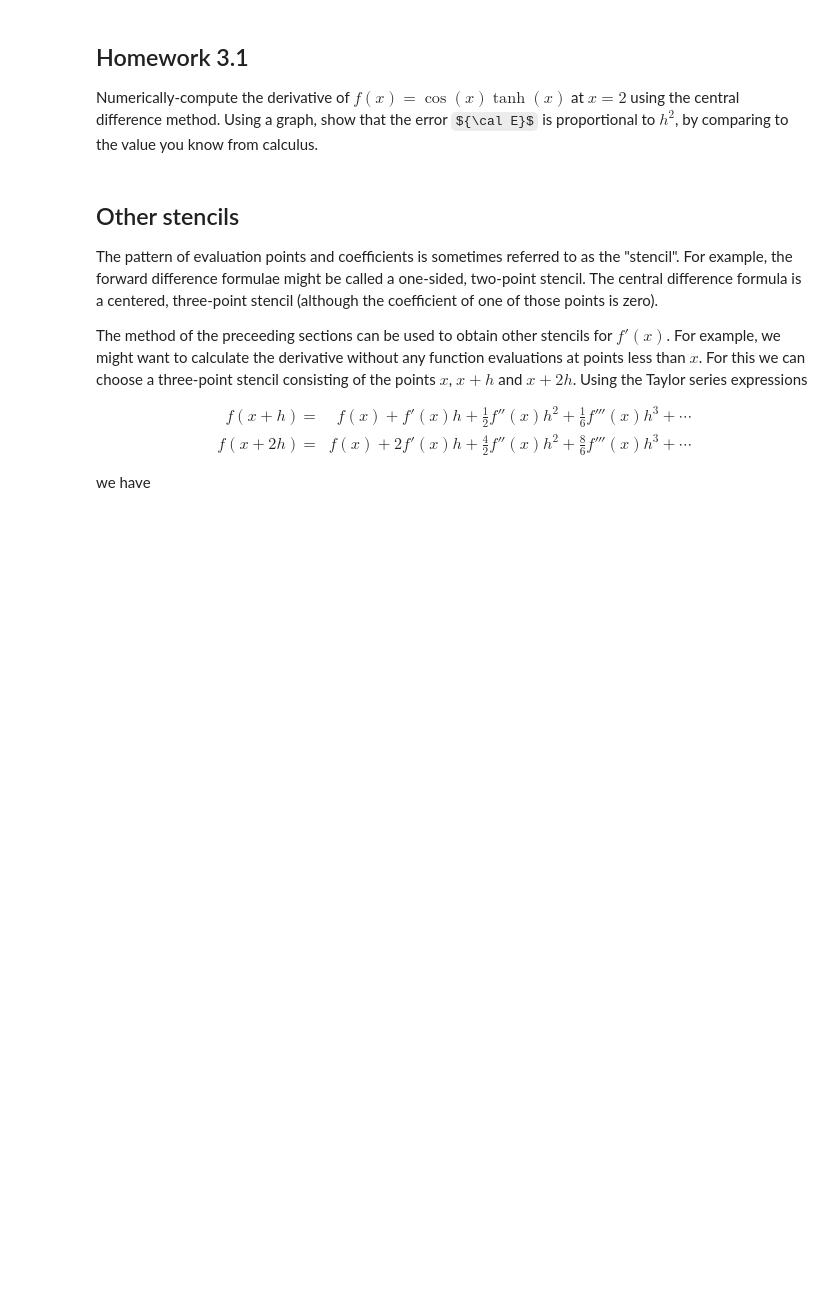
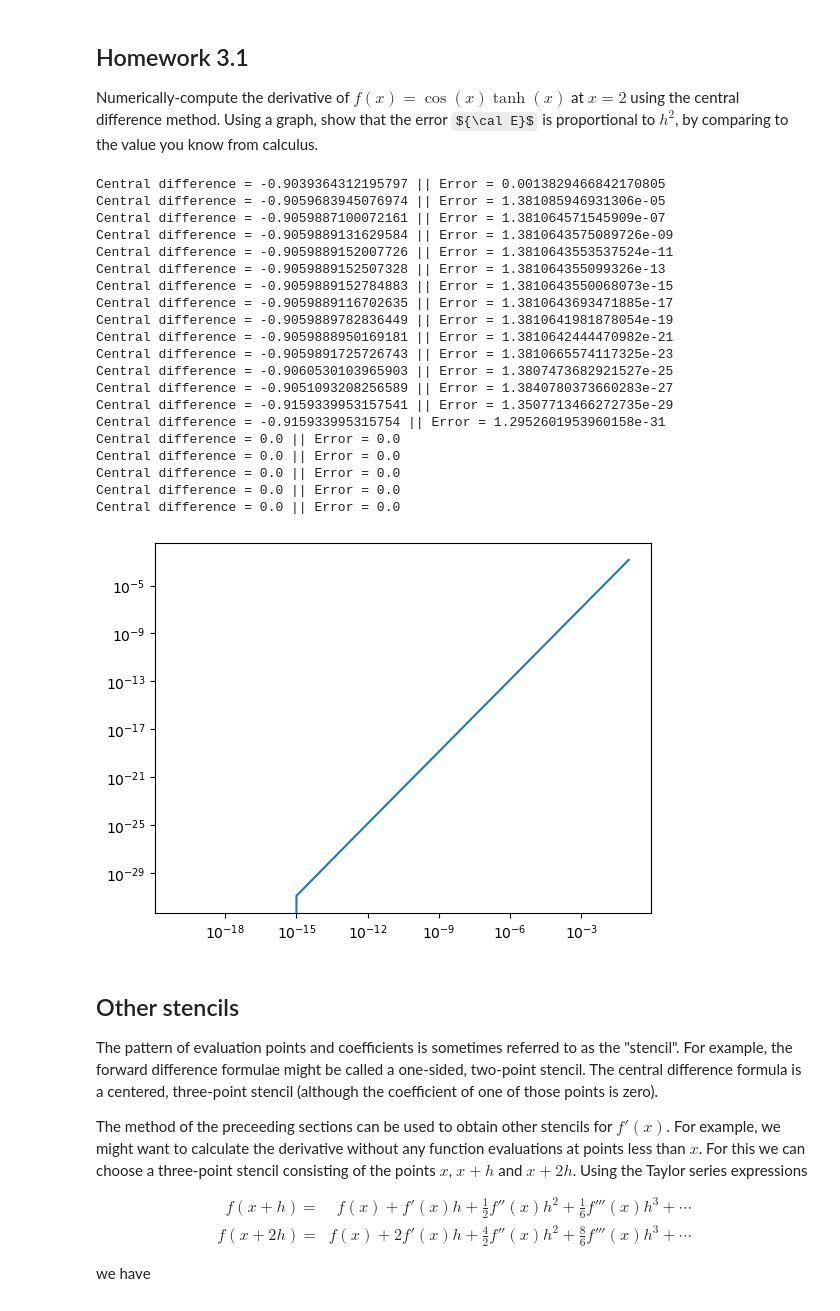
Before and after one commit to Mateo4cacheiro/PHYS4130-S25, a Jupyter notebook: p3-NDiff/asgrice/code.ipynb, the cells around one changed output. Cells and saved outputs as stored; diff of their text form; code cells hidden in the pictures; some formulas as TeX source; blank space fills up the shorter version.

```diff
--- a/p3-NDiff/asgrice/code.ipynb
+++ b/p3-NDiff/asgrice/code.ipynb
@@ -343,6 +343,46 @@ cancel; rather, they combine to give the central difference error ${\cal E}_C$.
 ## Homework 3.1
 
 Numerically-compute the derivative of $f(x) = \cos(x)\tanh(x)$ at $x=2$ using the central difference method. Using a graph, show that the error ${\cal E}$ is proportional to $h^2$, by comparing to the value you know from calculus.
+# %%
+def cdiff(x, h):
+    return (f(x+h) - f(x-h))/(2*h)
+
+def cError(x, h):
+    return (1/6)*cdiff(cdiff(cdiff(x, h), h), h)*(h**2)
+
+for i in range(20):
+    h = 10**(-(i+1))
+    print('Central difference =', cdiff(2, h), '|| Error =', cError(2, h))
+
+for i in range(20):
+    h = 10**(-(i+1))
+    h_arr[i] = h
+    err_arr[i] = np.abs(cError(2, h))
+
+plt.loglog(h_arr, err_arr)
+plt.show()
+# %% [output]
+Central difference = -0.9039364312195797 || Error = 0.0013829466842170805
+Central difference = -0.9059683945076974 || Error = 1.381085946931306e-05
+Central difference = -0.9059887100072161 || Error = 1.381064571545909e-07
+Central difference = -0.9059889131629584 || Error = 1.3810643575089726e-09
+Central difference = -0.9059889152007726 || Error = 1.3810643553537524e-11
+Central difference = -0.9059889152507328 || Error = 1.381064355099326e-13
+Central difference = -0.9059889152784883 || Error = 1.3810643550068073e-15
+Central difference = -0.9059889116702635 || Error = 1.3810643693471885e-17
+Central difference = -0.9059889782836449 || Error = 1.3810641981878054e-19
+Central difference = -0.9059888950169181 || Error = 1.3810642444470982e-21
+Central difference = -0.9059891725726743 || Error = 1.3810665574117325e-23
+Central difference = -0.9060530103965903 || Error = 1.3807473682921527e-25
+Central difference = -0.9051093208256589 || Error = 1.3840780373660283e-27
+Central difference = -0.9159339953157541 || Error = 1.3507713466272735e-29
+Central difference = -0.915933995315754 || Error = 1.2952601953960158e-31
+Central difference = 0.0 || Error = 0.0
+Central difference = 0.0 || Error = 0.0
+Central difference = 0.0 || Error = 0.0
+Central difference = 0.0 || Error = 0.0
+Central difference = 0.0 || Error = 0.0
+[figure, added]
 # %% [markdown]
 Other stencils
 --------------------
```
Also changed, not shown: parts of 5 cells of this notebook.
